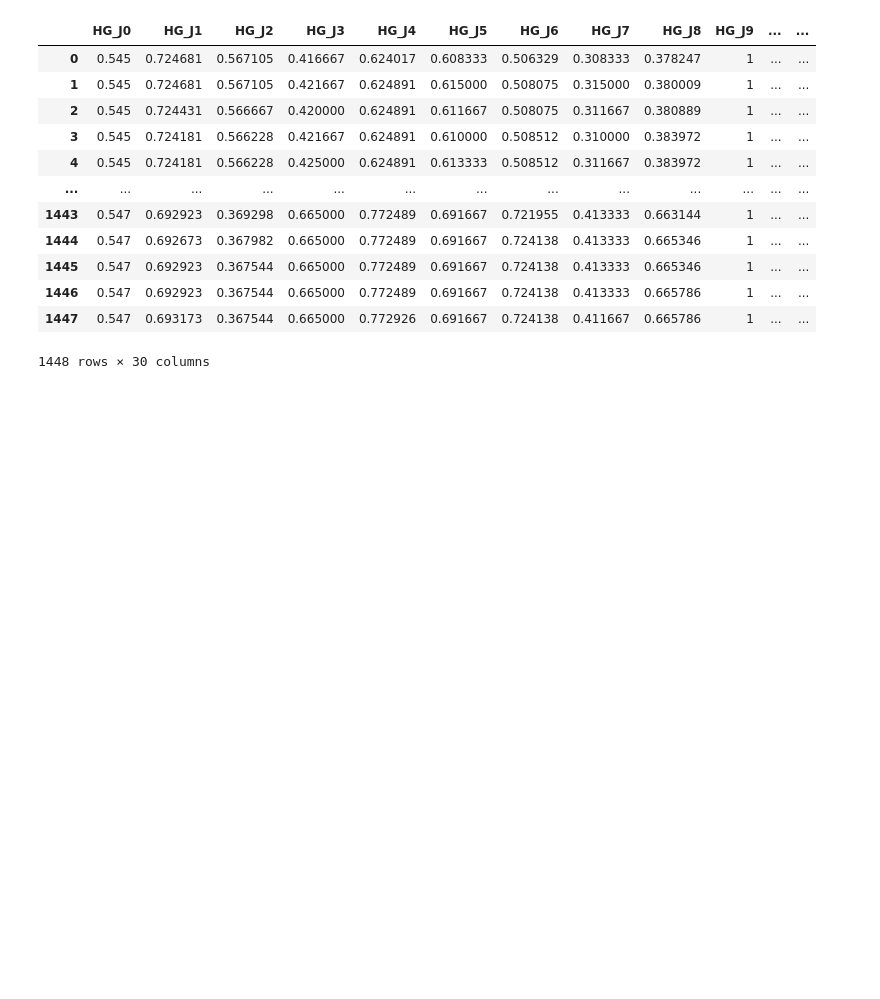
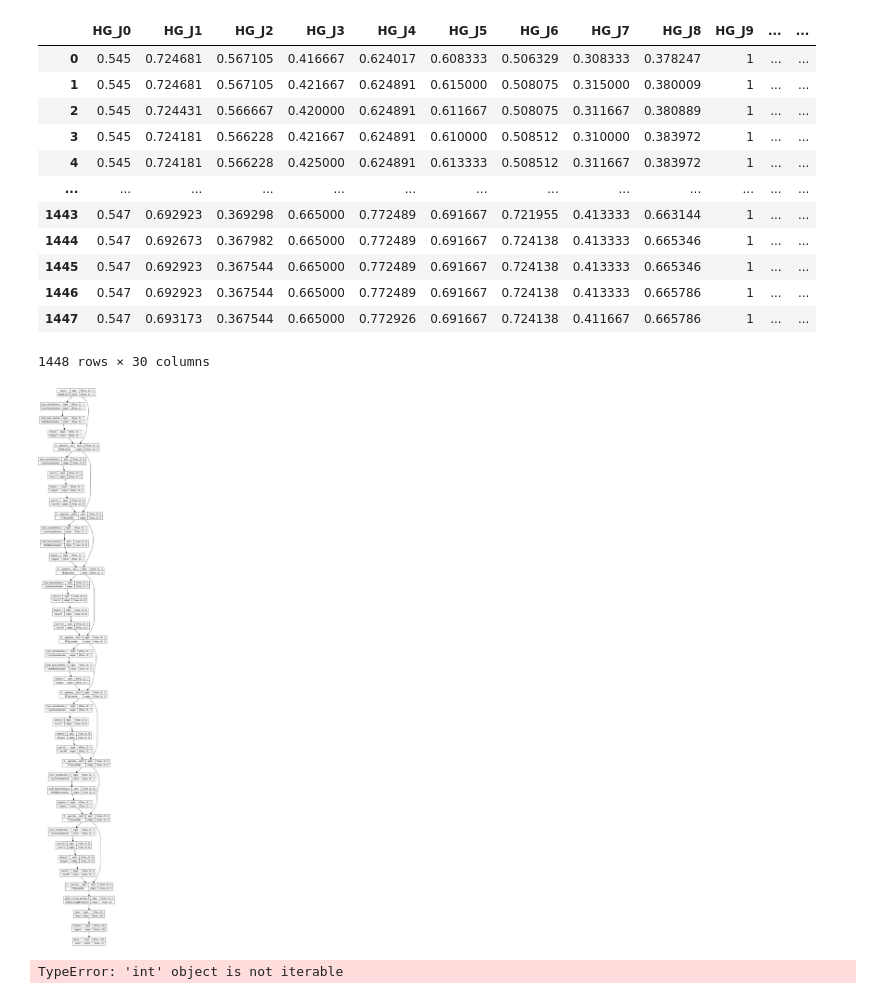
Before and after one commit to muneebpandith/TeleoperationWork, a Jupyter notebook: TRANSFORMER/transformer_prediction_anylookahead.ipynb, the cells around one changed output. Cells and saved outputs as stored; diff of their text form; code cells hidden in the pictures; blank space fills up the shorter version.

```diff
--- a/TRANSFORMER/transformer_prediction_anylookahead.ipynb
+++ b/TRANSFORMER/transformer_prediction_anylookahead.ipynb
@@ -92,6 +92,16 @@ for i in tqdm(range(samples[data.cols].shape[0]-input_cardinality+1)):
     #print(y_ground, y_pred)
     prediction_mismatch.append([y_pred[0][output_cardinality-1],y_ground])
     j +=1
+# %%
+from keras.utils.vis_utils import plot_model
+plot_model(transformer_predictor_realtime, to_file='model_plot.png', show_shapes=True, show_layer_names=True)
+# %% [output]
+[figure, added]
+# %%
+import visualkeras
+visualkeras.layered_view(transformer_predictor_realtime)
+# %% [output]
+TypeError: 'int' object is not iterable
 # %%
 import os
 if not os.path.exists("../TRANSFORMER_RESULTS_PREDICTION"):
```
Also changed, not shown: 1 other file.
